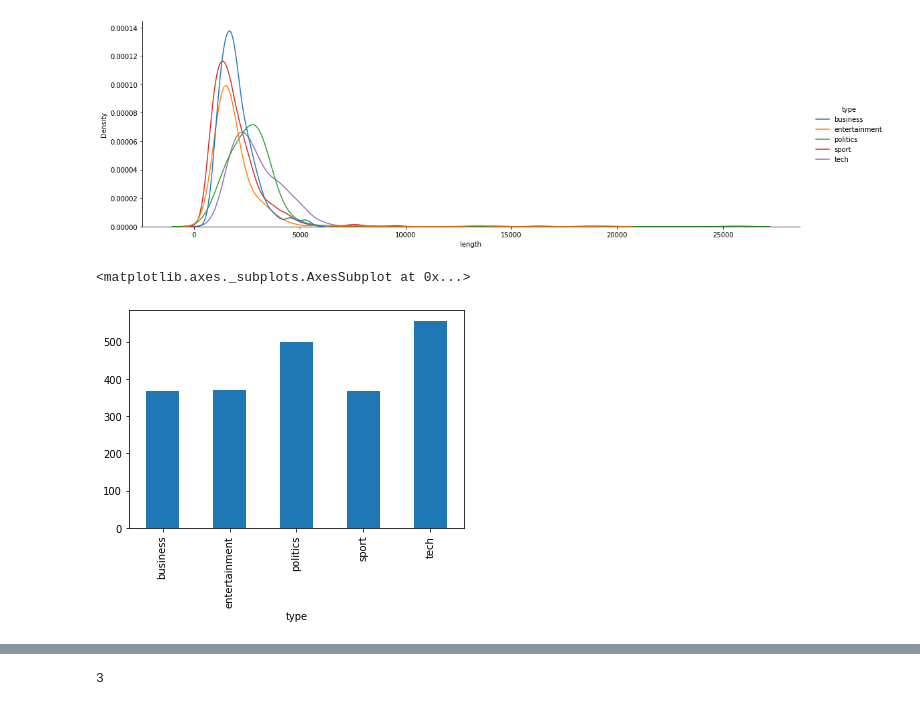
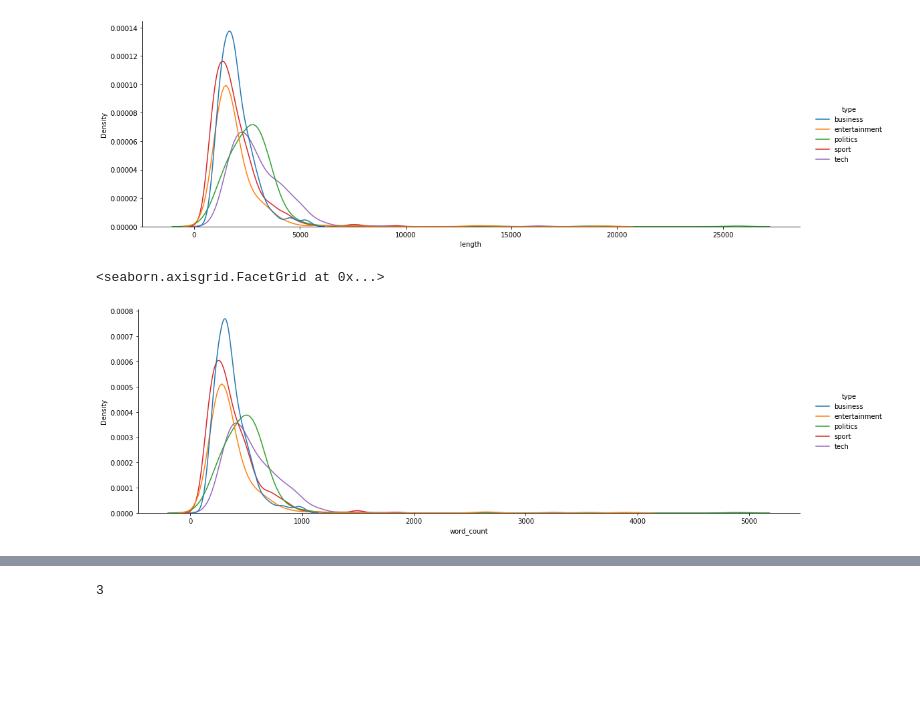
Before and after one commit to SuhelAnsari9272/Topic-Modeling-on-News-Articles-, a Jupyter notebook: Suhel_Topic_Modeling_on_News_Articles_Capstone_Project.ipynb, the cells around one changed output, grey strips where cells are left out. Saved outputs shown, nothing was run; the diff lists cells and outputs as text; code cells hidden in the pictures; blank space fills up the shorter version.

```diff
--- a/Suhel_Topic_Modeling_on_News_Articles_Capstone_Project.ipynb
+++ b/Suhel_Topic_Modeling_on_News_Articles_Capstone_Project.ipynb
@@ -146,10 +185,9 @@ sns.displot(df, x="length", hue="type", kind="kde",height=5,aspect =3 )
 # %% [output]
 <seaborn.axisgrid.FacetGrid at 0x...>
 [figure]
-# %%
-#wordcount of different news type
-type_wc=df.groupby('type')['word_count'].mean()
-type_wc.plot(kind='bar')
-# %% [output]
-<matplotlib.axes._subplots.AxesSubplot at 0x...>
-[figure, removed]
+# %%
+#distribution of length of different news type
+sns.displot(df, x="word_count", hue="type", kind="kde",height=5,aspect =3 )
+# %% [output]
+<seaborn.axisgrid.FacetGrid at 0x...>
+[figure, added]
```
Also changed, not shown: parts of 14 cells of this notebook.
